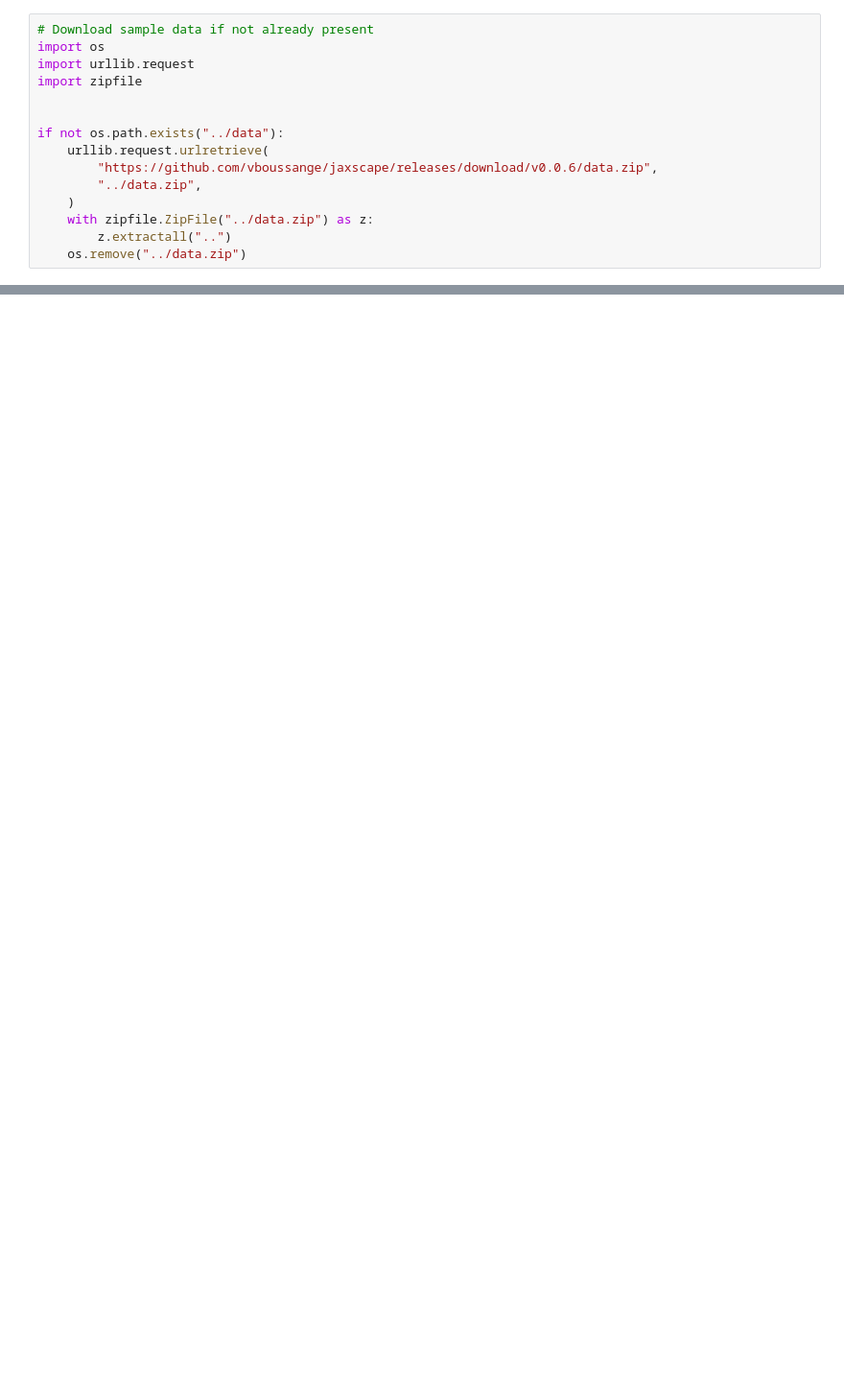
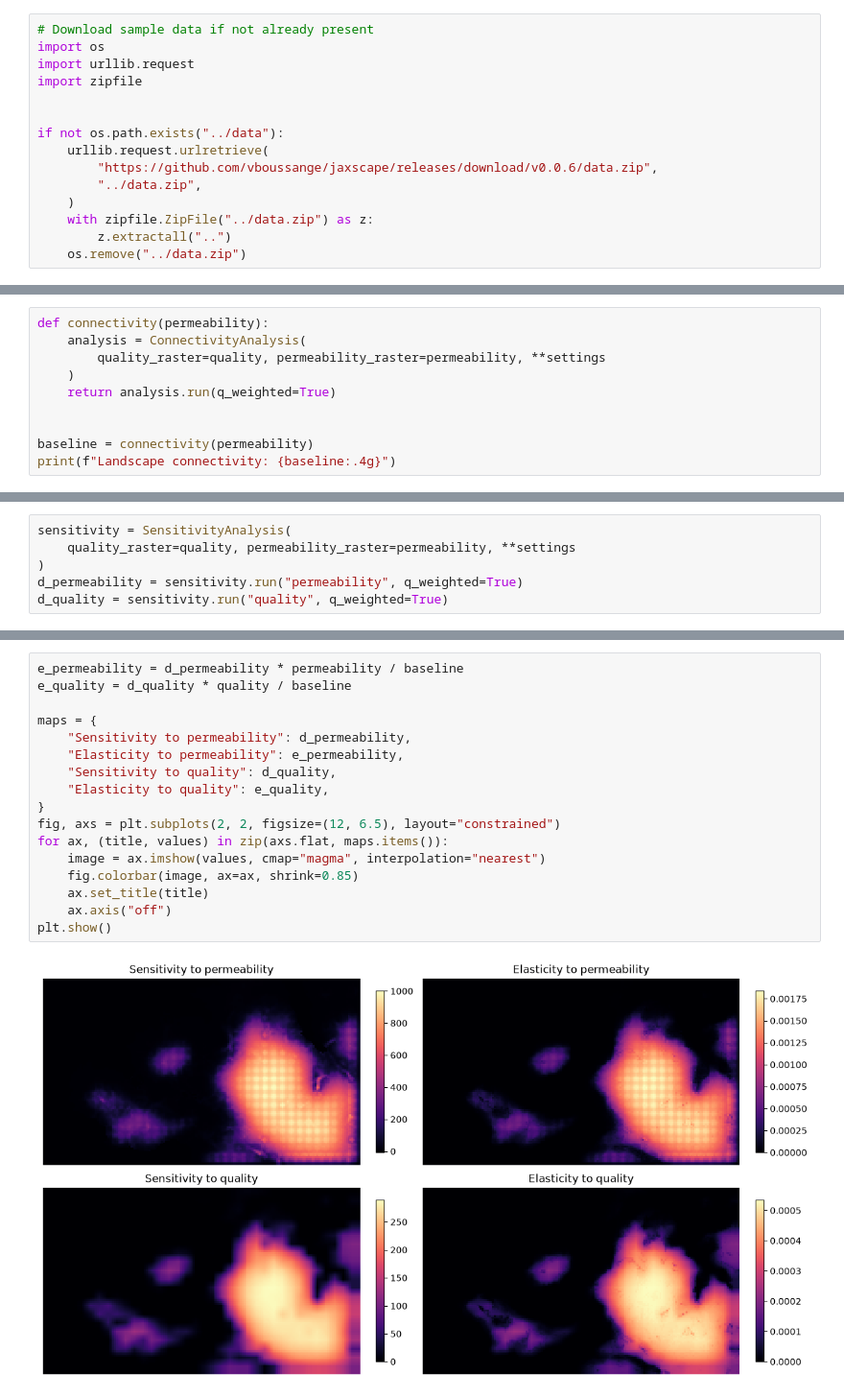
Before and after one commit to vboussange/jaxscape, a Jupyter notebook: docs/examples/connectivity_analysis/connectivity_analysis.ipynb, the cells around one changed output, grey strips where cells are left out. Shown at 96% size. Drawn from its saved outputs; the diff is of its cells as text; blank space fills up the shorter version.

```diff
--- a/docs/examples/connectivity_analysis/connectivity_analysis.ipynb
+++ b/docs/examples/connectivity_analysis/connectivity_analysis.ipynb
@@ -279,0 +92,10 @@ JAXScape's automatic differentiation through JAX enables efficient computation o
+# %%
+def connectivity(permeability):
+    analysis = ConnectivityAnalysis(
+        quality_raster=quality, permeability_raster=permeability, **settings
+    )
+    return analysis.run(q_weighted=True)
+
+
+baseline = connectivity(permeability)
+print(f"Landscape connectivity: {baseline:.4g}")
@@ -279,0 +108,6 @@ JAXScape's automatic differentiation through JAX enables efficient computation o
+# %%
+sensitivity = SensitivityAnalysis(
+    quality_raster=quality, permeability_raster=permeability, **settings
+)
+d_permeability = sensitivity.run("permeability", q_weighted=True)
+d_quality = sensitivity.run("quality", q_weighted=True)
@@ -279,0 +120,19 @@ JAXScape's automatic differentiation through JAX enables efficient computation o
+# %%
+e_permeability = d_permeability * permeability / baseline
+e_quality = d_quality * quality / baseline
+
+maps = {
+    "Sensitivity to permeability": d_permeability,
+    "Elasticity to permeability": e_permeability,
+    "Sensitivity to quality": d_quality,
+    "Elasticity to quality": e_quality,
+}
+fig, axs = plt.subplots(2, 2, figsize=(12, 6.5), layout="constrained")
+for ax, (title, values) in zip(axs.flat, maps.items()):
+    image = ax.imshow(values, cmap="magma", interpolation="nearest")
+    fig.colorbar(image, ax=ax, shrink=0.85)
+    ax.set_title(title)
+    ax.axis("off")
+plt.show()
+# %% [output]
+[figure, added]
```
Also changed, not shown: parts of 35 cells of this notebook.
